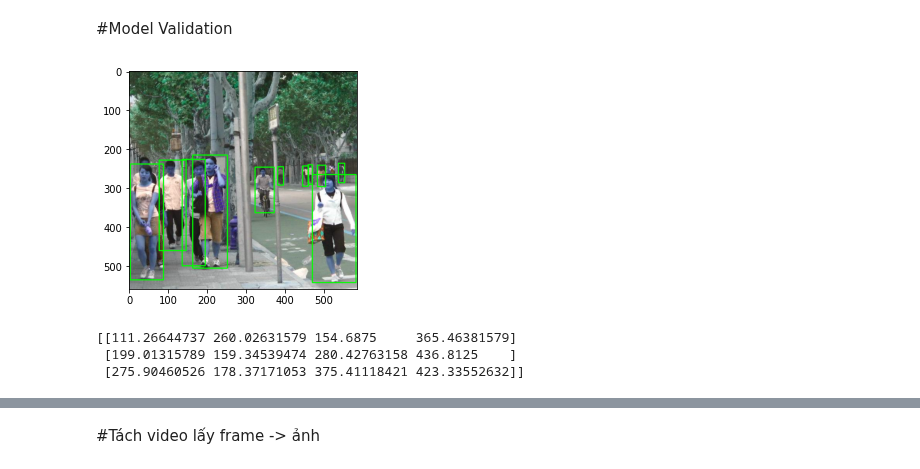
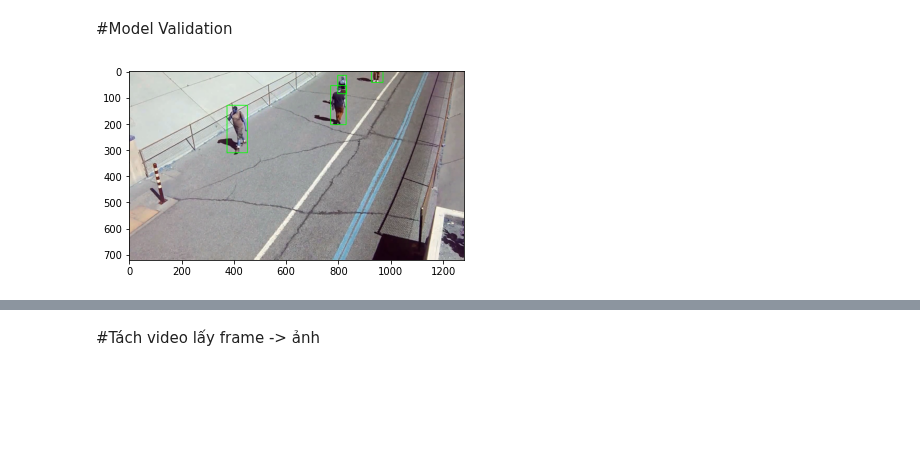
Before and after one commit to lephuocdat2000/Advanced-CV, a Jupyter notebook: FinalProject.ipynb, the cells around one changed output, grey strips where cells are left out. Drawn from its saved outputs; the diff is of its cells as text; code cells hidden in the pictures; blank space fills up the shorter version.

```diff
--- a/FinalProject.ipynb
+++ b/FinalProject.ipynb
@@ -325,21 +352,15 @@ else:
 # %% [markdown]
 #Model Validation
 # %%
-image = cv2.imread('/content/FudanPed00048.png')
+image = cv2.imread('/content/frame8.jpg')
 
 boxes = darknet_helper(image, width, height)
 for (xmin,ymin,xmax,ymax) in boxes:
     cv2.rectangle(image,(int(xmin),int(ymin)),(int(xmax),int(ymax)),(0,255,0),2)
 plt.imshow(image)
 plt.show()
 # %% [output]
-[figure, old version]
+[figure, new version]
-# %%
-print(boxes)
-# %% [output]
-[[111.26644737 260.02631579 154.6875     365.46381579]
- [199.01315789 159.34539474 280.42763158 436.8125    ]
- [275.90460526 178.37171053 375.41118421 423.33552632]]
 # %%
 def Sort_Array(array):
   for i in range(0,len(array)-1):
```
Also changed, not shown: parts of 11 cells of this notebook.
